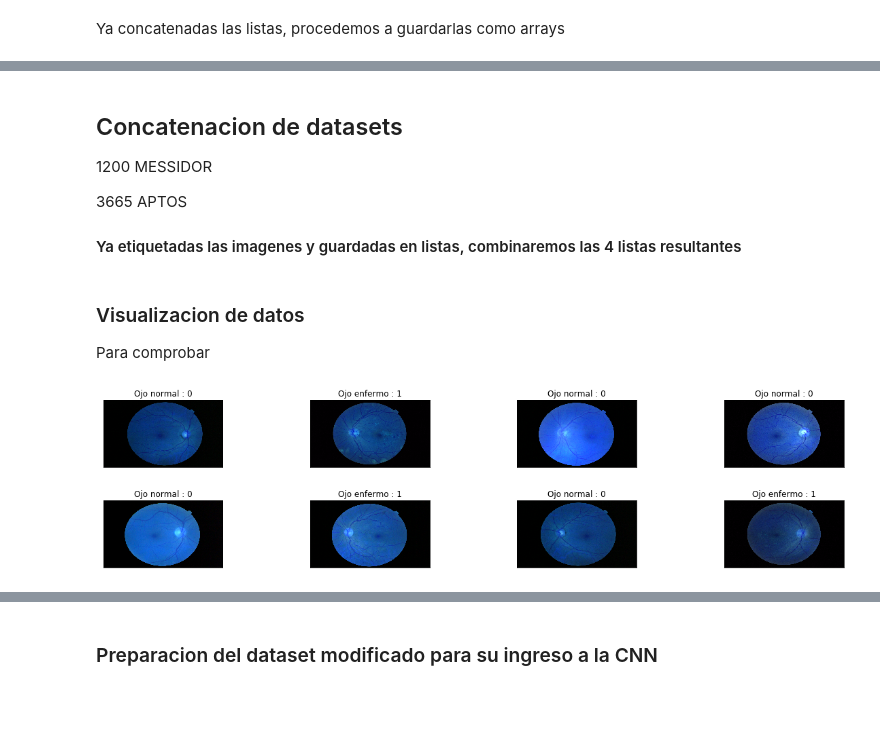
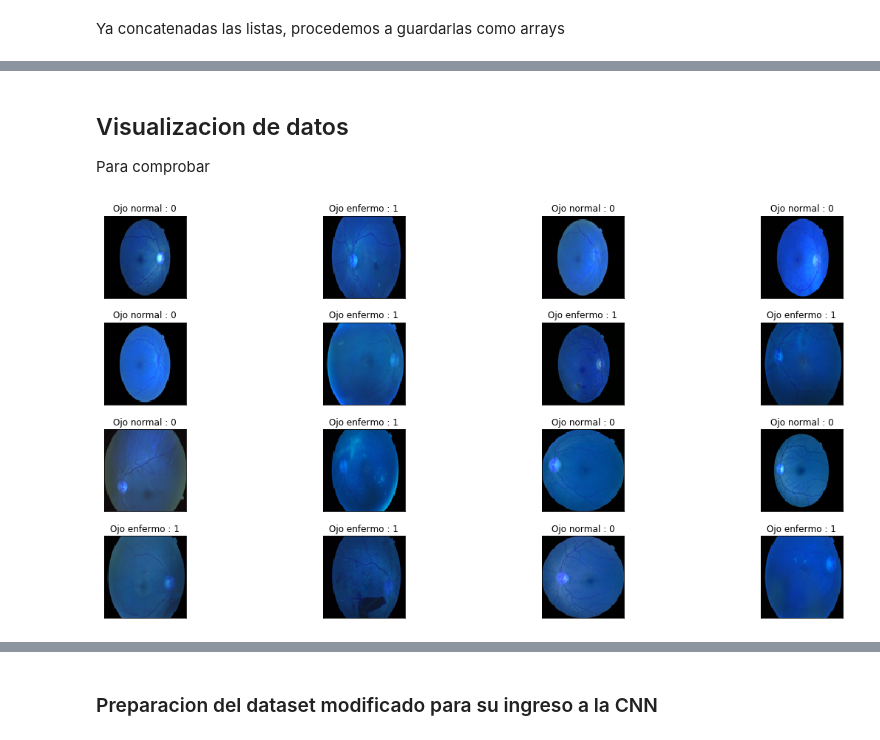
Before and after one commit to SleepWalKer09/Estadia, a Jupyter notebook: CNN ojos.ipynb, the cells around one changed output, grey strips where cells are left out. Saved outputs shown, nothing was run; the diff lists cells and outputs as text; code cells hidden in the pictures; blank space fills up the shorter version.

Commit message:
A entrenar
Todo esta listo para poder entrenar, si da tiempo hay que experimentar con los parametros, dibujar el diagrama

```diff
--- a/CNN ojos.ipynb
+++ b/CNN ojos.ipynb
@@ -32,6 +41,6 @@ print(os.listdir("C:\\Users\Anaconda\Documents\Spyder Projects\eye_dataset"))#li
 # %%
-abnormal = os.listdir('C:\\Users\Anaconda\Documents\Spyder Projects\eye_dataset\Messidor\\abnormal')
-normal = os.listdir('C:\\Users\Anaconda\Documents\Spyder Projects\eye_dataset\Messidor\\normal')
+abnormal = os.listdir('C:\\Users\Z840Lab01\Downloads\dsojos\\abnormal')
+normal = os.listdir('C:\\Users\Z840Lab01\Downloads\dsojos\\normal')
 # %% [raw]
 #prueba con imagen TIF
 i#m = Image.open('C:\\Users\chris\Downloads\Dataset\eye_images\_abnormalRepo\\20051019_38557_0100_PP.tif')
@@ -62,13 +75,20 @@ diagnostico = [] #Se crea la lista de etiquetas para clasificar las imagenes
 
 for i in abnormalarray: #contador en abnormal
     try:
-        image = cv2.imread('C:\\Users\Anaconda\Documents\Spyder Projects\eye_dataset\Messidor\\abnormal/' + i)
-    ###############################
-    #Platicar con Gener sobre esto#
-    ###############################
-    #volvemos a convertir en imagenes el arreglo, y reescalamos su tamaño de 2240x1488 a 50x50
+        image = cv2.imread('C:\\Users\Z840Lab01\Downloads\dsojos\\abnormal/' + i)
+
+        #############################################
+        #volvemos a convertir en imagenes el arreglo#
+        #############################################
+
+    #Intento 1: las imagenes se metieron con tamaño original, unable to locate 21GB on a array
+    #Intento 2: reescalamos su tamaño de 2240x1488 a 1920x1080, ultra pesados hay mejores
+    #Intento 3: reescalar a la mitad las imagenes  de 2240x1488 a 1120x744, 16GB de RAM no fueron suficientes (chale)
+    #Intento 5: reescalar hasta un tamaño de 100x100(ya me canse),
+    #Intento 4: reescalar hasta un tamaño de 50x50(estoy harto),
+
         image_array = Image.fromarray(image , 'RGB')
-        resize_img = image_array.resize((1920, 1080))                           #142 x 148
+        resize_img = image_array.resize((100, 100))                           #142 x 148 -> 50x50
 
 
     #Agrega a la lista "imagenes" la nueva imagen procesada
@@ -79,15 +99,15 @@ for i in abnormalarray: #contador en abnormal
     except AttributeError:
         print('algo fallo en abnormal')
 
-################################################################################
-#Ocurrira lo mismo que el codigo anterior, pero ahora con las imagenes normales#
-################################################################################
+################################################################
+#Ocurrira lo mismo que el codigo anterior, pero ahora en normal#
+################################################################
 
 for u in normalarray: #contador en normal
     try:
-        image1 = cv2.imread('C:\\Users\Anaconda\Documents\Spyder Projects\eye_dataset\Messidor\\normal/' + u)
+        image1 = cv2.imread('C:\\Users\Z840Lab01\Downloads\dsojos\\normal/' + u)
         image_array1 = Image.fromarray(image1 , 'RGB')
-        resize_img1 = image_array1.resize((1920, 1080))
+        resize_img1 = image_array1.resize((100, 100))
 
      #Agrega a la lista ima la nueva imagen procesada
         ima_n.append(np.array(resize_img1))
@@ -212,8 +160,0 @@ print('Imagenes de Ojo: {} | Etiquetas: {}'.format(imAP.shape, diagAP.shape))
-# %% [markdown]
-## Concatenacion de datasets
-
-1200 MESSIDOR
-
-3665 APTOS
-
-#### Ya etiquetadas las imagenes y guardadas en listas, combinaremos las 4 listas resultantes
@@ -232,32 +161,32 @@ print("El numero total de etiquetas en ambos dataset es de:", len(ima_completo))
 # %% [markdown]
-### Visualizacion de datos
+## Visualizacion de datos
 
 Para comprobar
 # %%
 #comprobacion del etiquetado
 
 # Se imprimira una tabla para visualizar los datos
 plt.figure(1 , figsize = (20 , 10))
 n = 0 #contador de imagenes
-for i in range(8):
+for i in range(16):
     n += 1
 
 #regresa integers random de los inputs, con valor minimo 0 y valor maximo 1, forma 0 por defecto
     r = np.random.randint(0 , im.shape[0] , 1)
 
 #la tabla se imprimira en un tamaño 7x7 con la cantidad que se le de a N
     plt.subplot(4 , 4 , n)
 #el espacio entre cada imagen sera de 0.5
-    plt.subplots_adjust(hspace = 0.5 , wspace = 0.5)
+    plt.subplots_adjust(hspace = 0.3 , wspace = 0.3)
 #imprimira una imagen aleatoria del conjunto de celulas
     plt.imshow(im[r[0]])
 #imprimira el formato de texto de la tabla dependiendo del valor de la etiqueta
     plt.title('{} : {}'.format('Ojo enfermo' if diag[r[0]] == 1 else 'Ojo normal' , diag[r[0]]) )
 #imprimira los valores en el ejex y ejey, pero en este caso no los llenaremos, solo sera para darle forma a la tabla
     plt.xticks([]) , plt.yticks([])
 #imprimiremos todo lo anterior
 plt.show()
 # %% [output]
-[figure, old version]
+[figure, new version]
 # %%
 #comprobacion de imagenes, tomando en cuenta el orden en que fueron cargadas:
```
Also changed, not shown: parts of 38 cells of this notebook.
